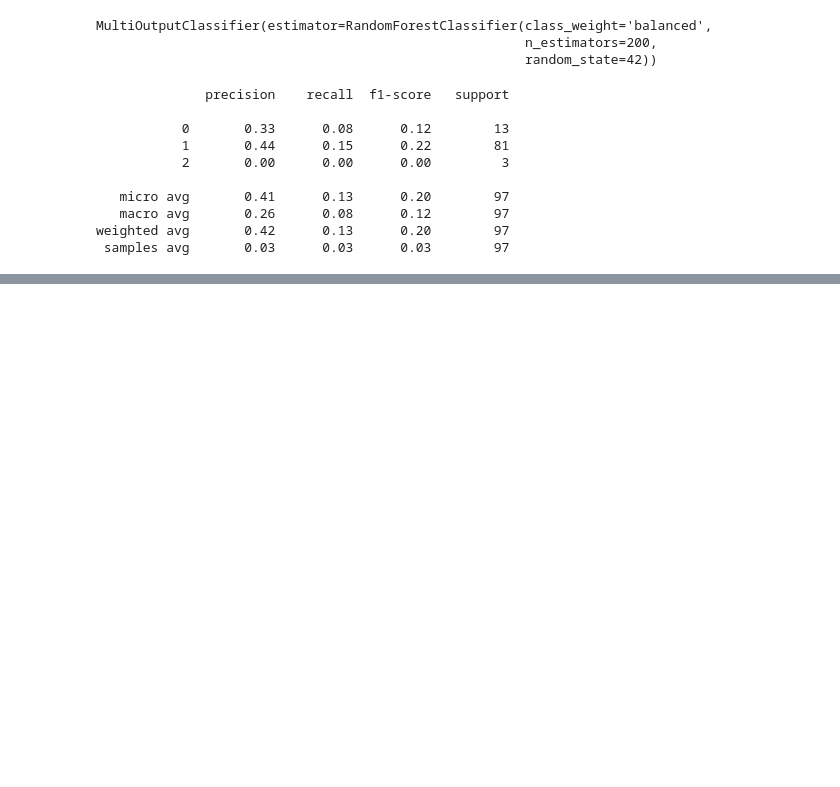
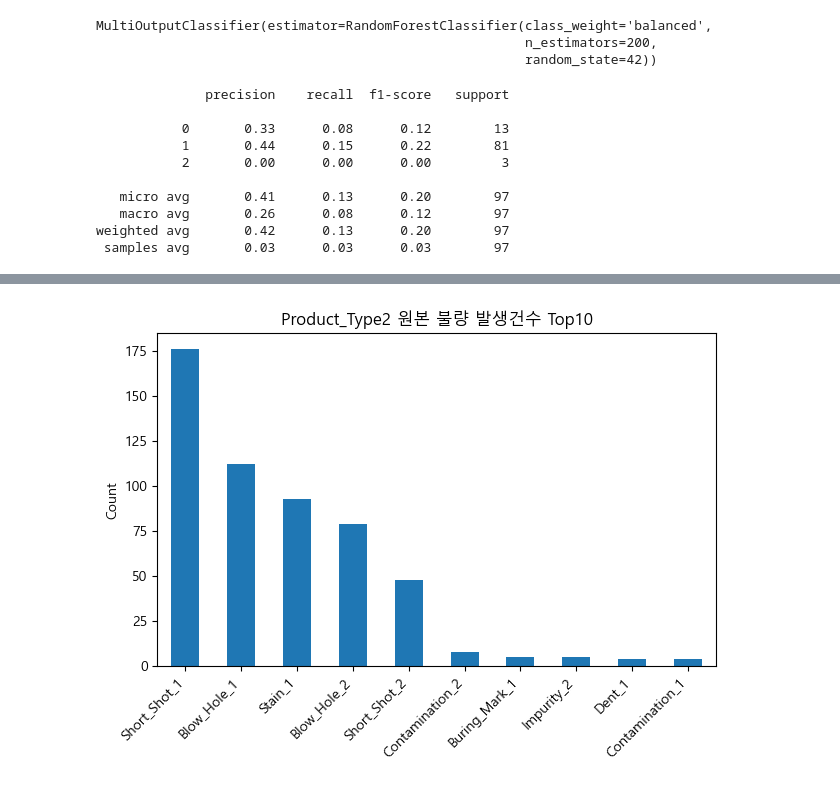
Before and after one commit to dlalswns0211/sparta_project_2_team1, a Jupyter notebook: src/LSB/eda_product2_LSB.ipynb, the cells around one changed output, grey strips where cells are left out. Saved outputs shown, nothing was run; the diff lists cells and outputs as text; code cells hidden in the pictures; blank space fills up the shorter version.

```diff
--- a/src/LSB/eda_product2_LSB.ipynb
+++ b/src/LSB/eda_product2_LSB.ipynb
@@ -190,2 +215,14 @@ weighted avg       0.42      0.13      0.20        97
+# %%
+plt.rcParams['font.family'] = 'Malgun Gothic'
+plt.rcParams['axes.unicode_minus'] = False
+
+df['Defects'].sum().sort_values(ascending=False).head(10).plot(kind="bar")
+plt.title("Product_Type2 원본 불량 발생건수 Top10")
+plt.ylabel("Count")
+plt.xticks(rotation=45, ha="right")
+plt.tight_layout()
+plt.show()
+# %% [output]
+[figure, added]
 # %%
 ### 3. 남은 defects 중 이상치 확인
```
Also changed, not shown: parts of 2 cells of this notebook.
